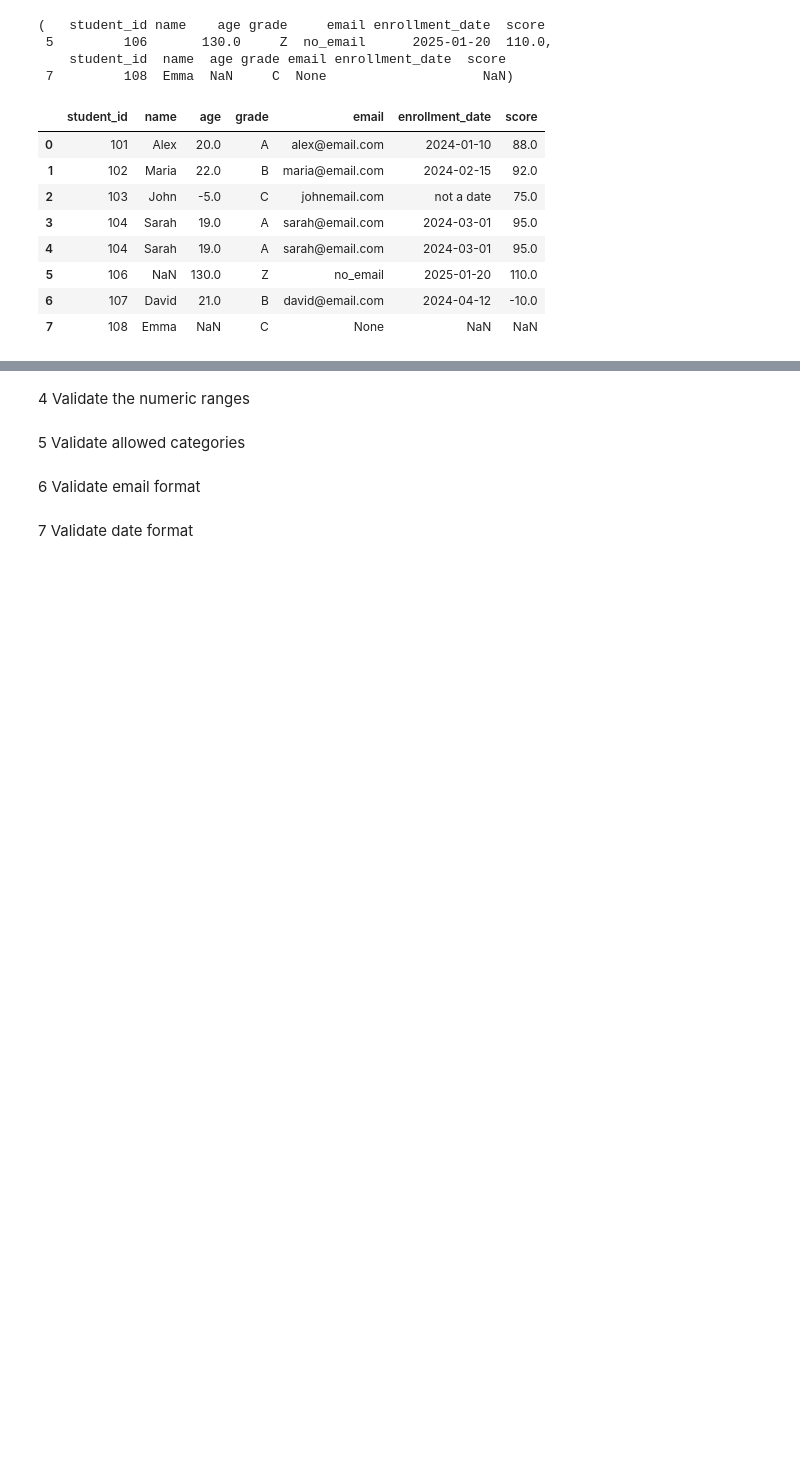
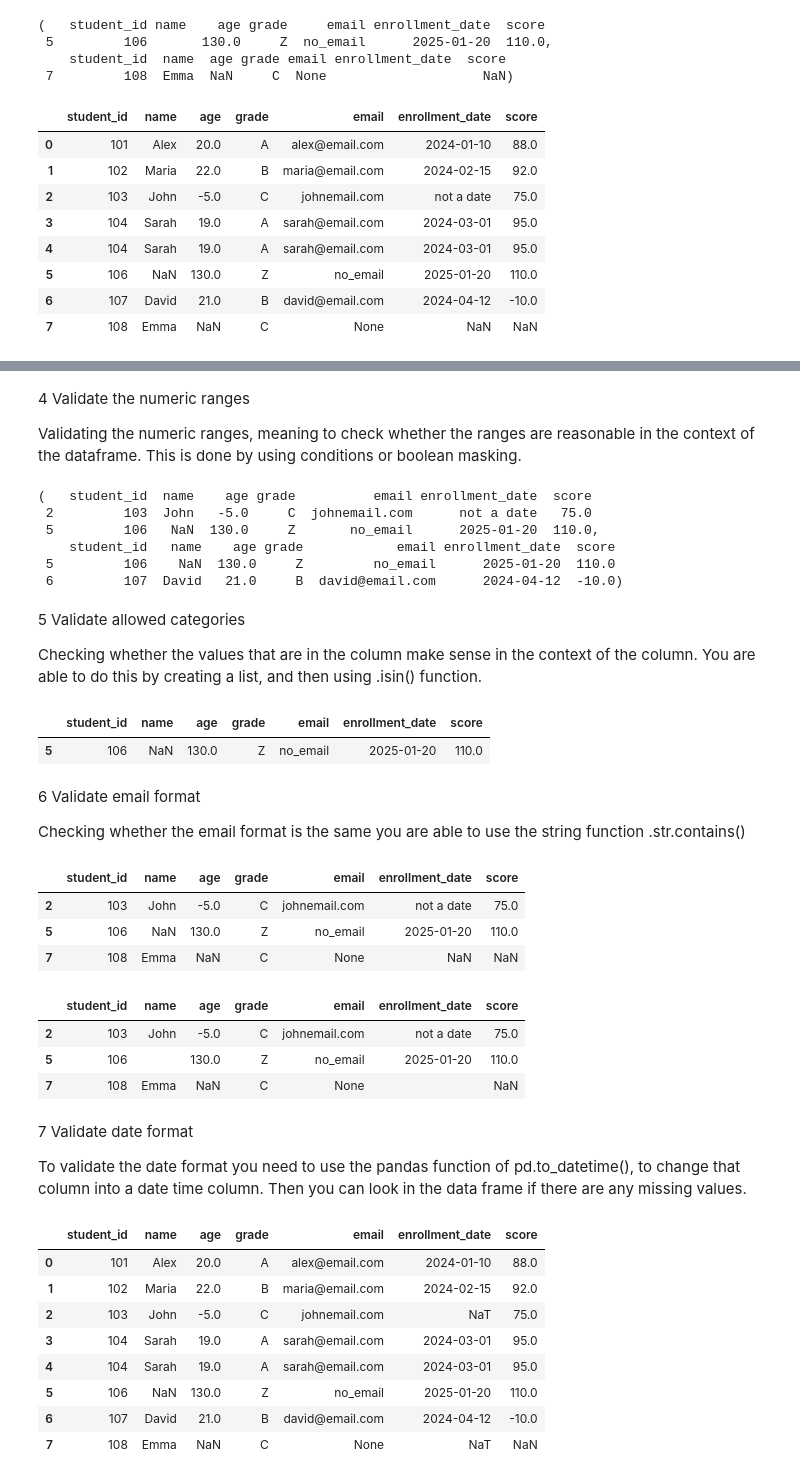
Before and after one commit to JoshPatNava/Data-Cleaning-Preparation, a Jupyter notebook: Data Validation/data_validation.ipynb, the cells around one changed output, grey strips where cells are left out. Drawn from its saved outputs; the diff is of its cells as text; code cells hidden in the pictures; blank space fills up the shorter version.

```diff
--- a/Data Validation/data_validation.ipynb
+++ b/Data Validation/data_validation.ipynb
@@ -139,8 +172,76 @@ valid_df
 # %% [markdown]
 4 Validate the numeric ranges
+
+Validating the numeric ranges, meaning to check whether the ranges are reasonable in the context of the dataframe. This is done by using conditions or boolean masking.
+# %%
+# Check the range of the ages, to see if there is an age value below 0 or above 85
+correct_age = valid_df[(valid_df['age'] < 0) | (valid_df['age'] >= 85)]
+
+# Check the range of scores, to see if there is an score that is below 0 or above 100
+correct_score = valid_df[(valid_df['score'] < 0) | (valid_df['score'] >= 100)]
+
+# Check the saved variables
+correct_age, correct_score
+# %% [output]
+(   student_id  name    age grade          email enrollment_date  score
+ 2         103  John   -5.0     C  johnemail.com      not a date   75.0
+ 5         106   NaN  130.0     Z       no_email      2025-01-20  110.0,
+    student_id   name    age grade            email enrollment_date  score
+ 5         106    NaN  130.0     Z         no_email      2025-01-20  110.0
+ 6         107  David   21.0     B  david@email.com      2024-04-12  -10.0)
 # %% [markdown]
 5 Validate allowed categories
+
+Checking whether the values that are in the column make sense in the context of the column. You are able to do this by creating a list, and then using .isin() function.
+# %%
+# Check for valid grades in the grade column
+valid_grade = ['A', 'B', 'C', 'D', 'F']
+
+# Check if the values in the grade column are in the list
+valid_df[~valid_df['grade'].isin(valid_grade)]
+
+# Note: Using ~ is the same as not(!)
+# %% [output]
+|  | student_id | name | age | grade | email | enrollment_date | score |
+| 5 | 106 | NaN | 130.0 | Z | no_email | 2025-01-20 | 110.0 |
 # %% [markdown]
 6 Validate email format
+
+Checking whether the email format is the same you are able to use the string function .str.contains()
+# %%
+# Find the values that dont have the @ symbol within the email column
+valid_df[~valid_df['email'].str.contains("@", na=False)]
+# %% [output]
+|  | student_id | name | age | grade | email | enrollment_date | score |
+| 2 | 103 | John | -5.0 | C | johnemail.com | not a date | 75.0 |
+| 5 | 106 | NaN | 130.0 | Z | no_email | 2025-01-20 | 110.0 |
+| 7 | 108 | Emma | NaN | C | None | NaN | NaN |
+# %%
+# Create a an email pattern and then check whether the emails in the column match it
+email_pattern = r"^[\w\.-]+@[\w\.-]+\.\w+$"
+
+df[~df["email"].str.match(email_pattern, na=False)]
+# %% [output]
+|  | student_id | name | age | grade | email | enrollment_date | score |
+| 2 | 103 | John | -5.0 | C | johnemail.com | not a date | 75.0 |
+| 5 | 106 |  | 130.0 | Z | no_email | 2025-01-20 | 110.0 |
+| 7 | 108 | Emma | NaN | C | None |  | NaN |
 # %% [markdown]
 7 Validate date format
+
+To validate the date format you need to use the pandas function of pd.to_datetime(), to change that column into a date time column. Then you can look in the data frame if there are any missing values.
+# %%
+# Convert the date column into a datetime type
+valid_df['enrollment_date'] = pd.to_datetime(valid_df['enrollment_date'], errors = "coerce") # Note the "errors = "coerce"" turn the invalid dates into na
+# Check the Data Frame
+valid_df
+# %% [output]
+|  | student_id | name | age | grade | email | enrollment_date | score |
+| 0 | 101 | Alex | 20.0 | A | alex@email.com | 2024-01-10 | 88.0 |
+| 1 | 102 | Maria | 22.0 | B | maria@email.com | 2024-02-15 | 92.0 |
+| 2 | 103 | John | -5.0 | C | johnemail.com | NaT | 75.0 |
+| 3 | 104 | Sarah | 19.0 | A | sarah@email.com | 2024-03-01 | 95.0 |
+| 4 | 104 | Sarah | 19.0 | A | sarah@email.com | 2024-03-01 | 95.0 |
+| 5 | 106 | NaN | 130.0 | Z | no_email | 2025-01-20 | 110.0 |
+| 6 | 107 | David | 21.0 | B | david@email.com | 2024-04-12 | -10.0 |
+| 7 | 108 | Emma | NaN | C | None | NaT | NaN |
```
Also changed, not shown: parts of 16 cells of this notebook, 8 other files.
